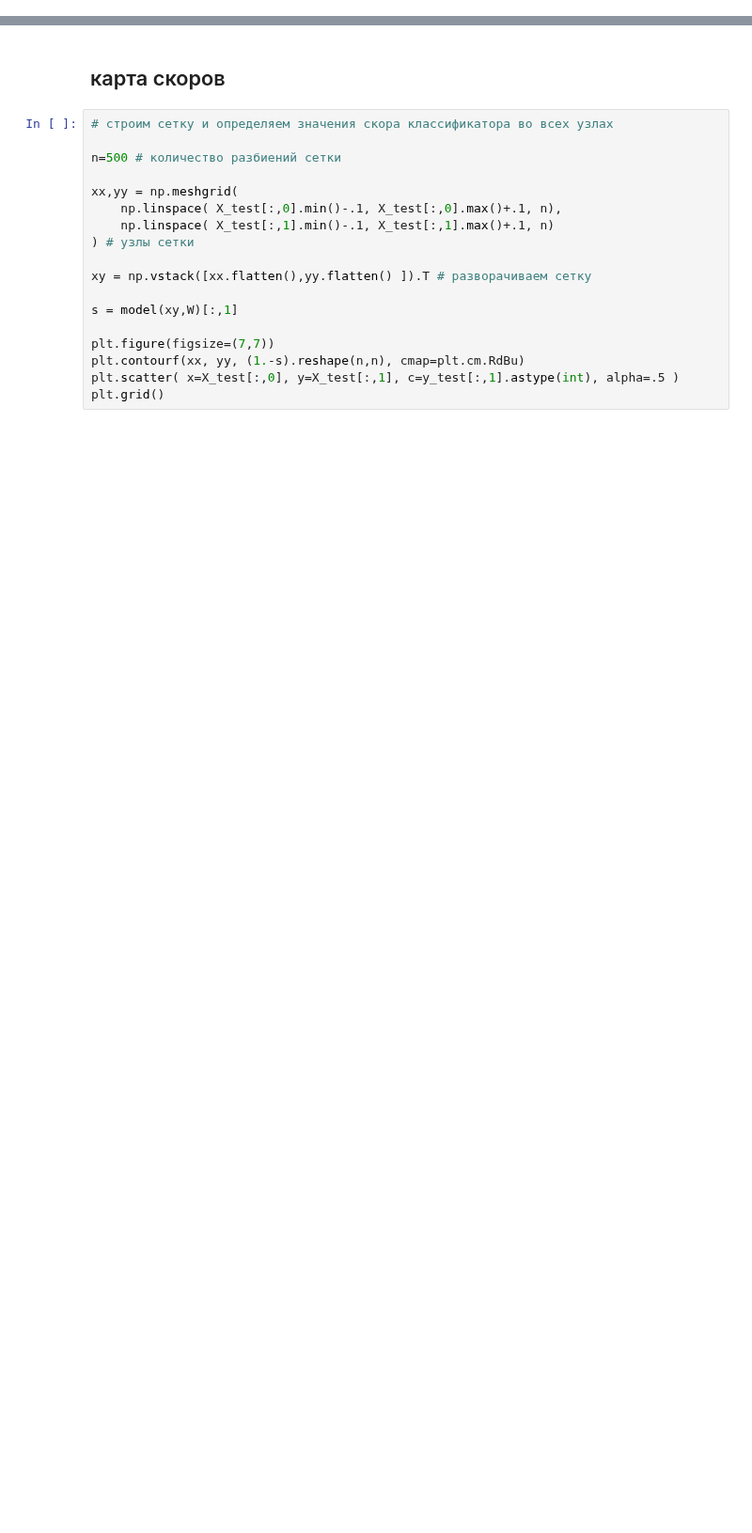
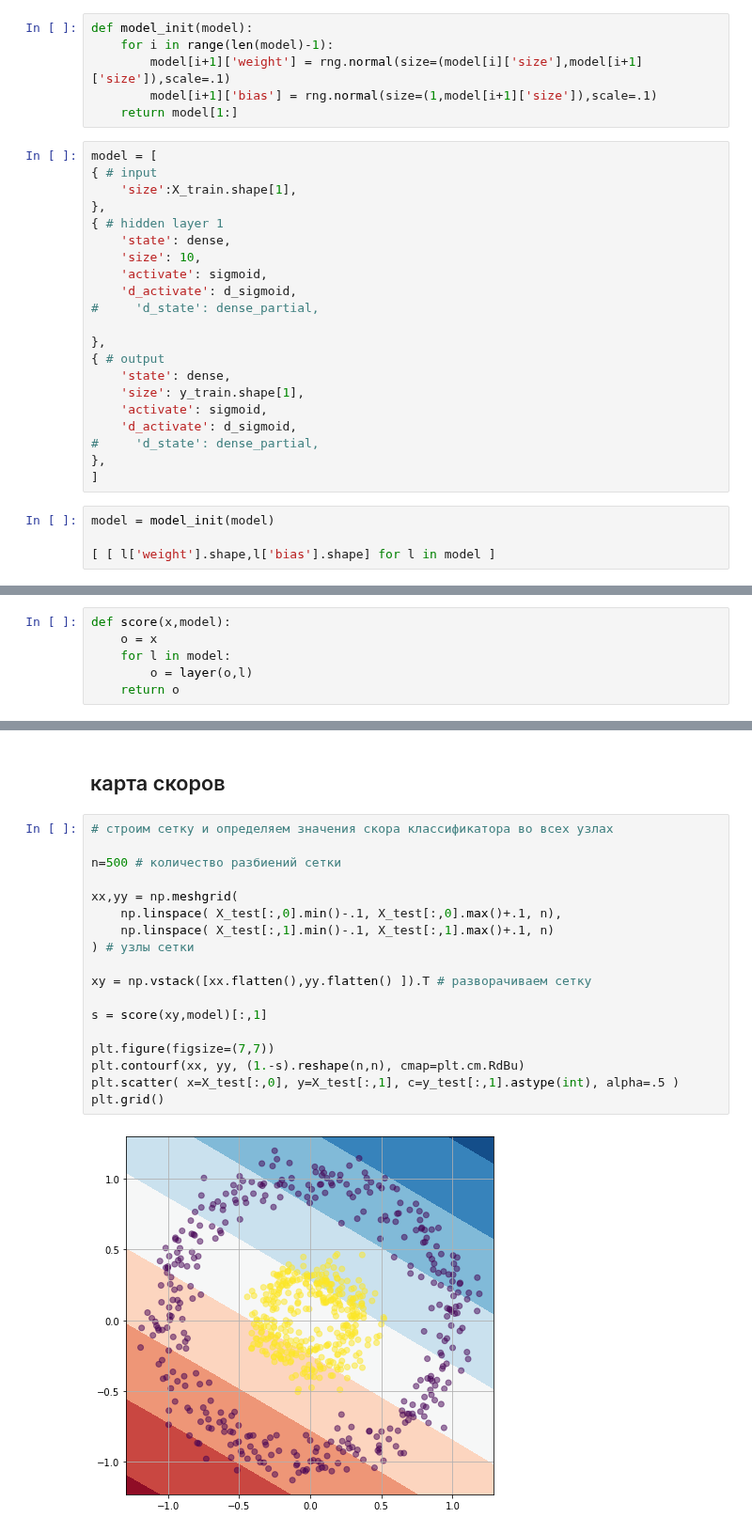
Before and after one commit to mechanoid5/ml_lectorium_legacy, a Jupyter notebook: examples/22-ann/01-linear-gd.ipynb, the cells around one changed output, grey strips where cells are left out. Shown at 94% size. Drawn from its saved outputs; the diff is of its cells as text; blank space fills up the shorter version.

```diff
--- a/examples/22-ann/01-linear-gd.ipynb
+++ b/examples/22-ann/01-linear-gd.ipynb
@@ -159,0 +117,31 @@ W = init_weight(model_size)
+# %%
+def model_init(model):
+    for i in range(len(model)-1):
+        model[i+1]['weight'] = rng.normal(size=(model[i]['size'],model[i+1]['size']),scale=.1)
+        model[i+1]['bias'] = rng.normal(size=(1,model[i+1]['size']),scale=.1)
+    return model[1:]
+# %%
+model = [
+{ # input
+    'size':X_train.shape[1],
+},
+{ # hidden layer 1
+    'state': dense,
+    'size': 10,
+    'activate': sigmoid,
+    'd_activate': d_sigmoid,
+#     'd_state': dense_partial,
+
+},
+{ # output
+    'state': dense,
+    'size': y_train.shape[1],
+    'activate': sigmoid,
+    'd_activate': d_sigmoid,
+#     'd_state': dense_partial,
+},
+]
+# %%
+model = model_init(model)
+
+[ [ l['weight'].shape,l['bias'].shape] for l in model ]
@@ -159,0 +150,6 @@ W = init_weight(model_size)
+# %%
+def score(x,model):
+    o = x
+    for l in model:
+        o = layer(o,l)
+    return o
@@ -321,18 +420,20 @@ print(classification_report(y,p))
 # %%
 # строим сетку и определяем значения скора классификатора во всех узлах
 
 n=500 # количество разбиений сетки
 
 xx,yy = np.meshgrid(
     np.linspace( X_test[:,0].min()-.1, X_test[:,0].max()+.1, n),
     np.linspace( X_test[:,1].min()-.1, X_test[:,1].max()+.1, n)
 ) # узлы сетки
 
 xy = np.vstack([xx.flatten(),yy.flatten() ]).T # разворачиваем сетку
 
-s = model(xy,W)[:,1]
+s = score(xy,model)[:,1]
 
 plt.figure(figsize=(7,7))
 plt.contourf(xx, yy, (1.-s).reshape(n,n), cmap=plt.cm.RdBu)
 plt.scatter( x=X_test[:,0], y=X_test[:,1], c=y_test[:,1].astype(int), alpha=.5 )
 plt.grid()
+# %% [output]
+[figure, added]
```
Also changed, not shown: parts of 46 cells of this notebook, 4 other files.
